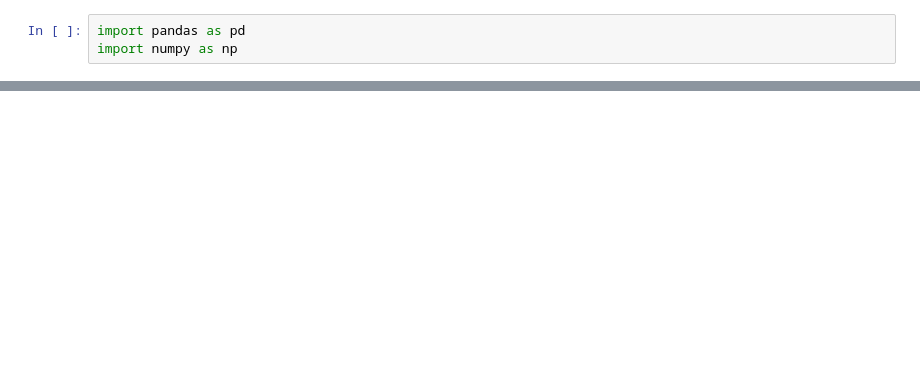
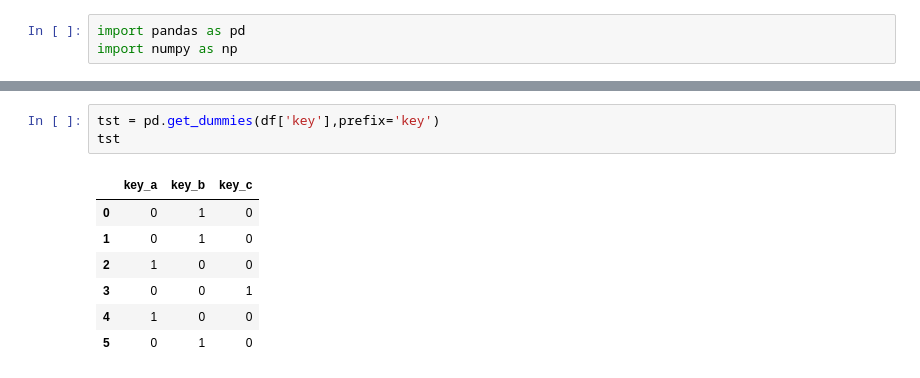
Before and after one commit to muzhiyaojing/-BOOK-PythonDataAnalysis, a Jupyter notebook: Chapter 7/7.2 Data Transformation.ipynb, the cells around one changed output, grey strips where cells are left out. Drawn from its saved outputs; the diff is of its cells as text; blank space fills up the shorter version.

```diff
--- a/Chapter 7/7.2 Data Transformation.ipynb
+++ b/Chapter 7/7.2 Data Transformation.ipynb
@@ -111,0 +298,11 @@ KeyError: 'corned beef'
+# %%
+tst = pd.get_dummies(df['key'],prefix='key')
+tst
+# %% [output]
+|  | key_a | key_b | key_c |
+| 0 | 0 | 1 | 0 |
+| 1 | 0 | 1 | 0 |
+| 2 | 1 | 0 | 0 |
+| 3 | 0 | 0 | 1 |
+| 4 | 1 | 0 | 0 |
+| 5 | 0 | 1 | 0 |
```
Also changed, not shown: parts of 55 cells of this notebook.
